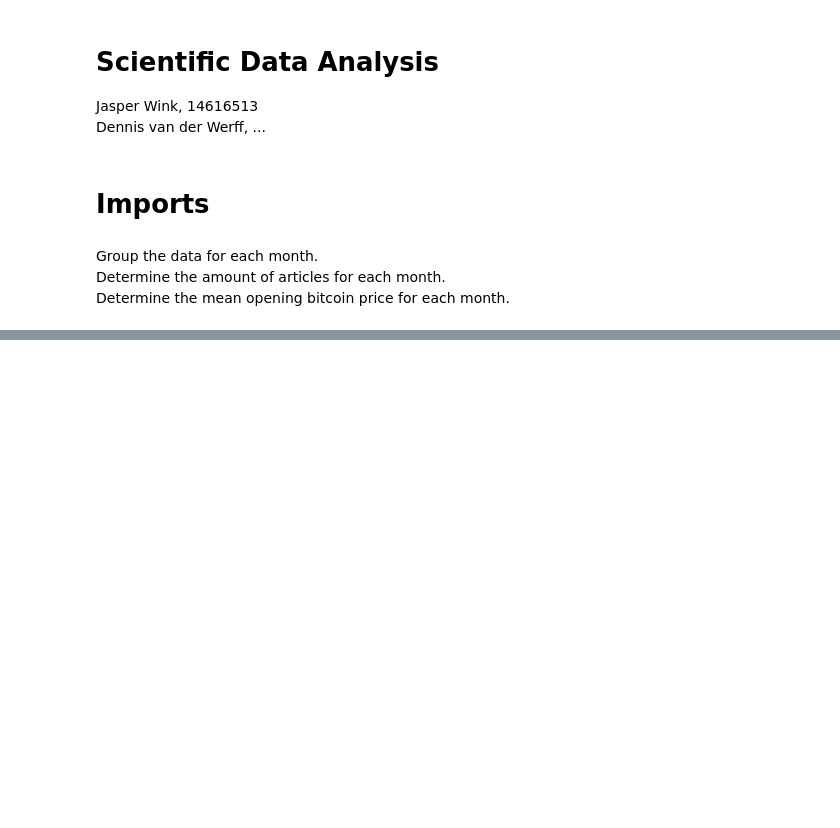
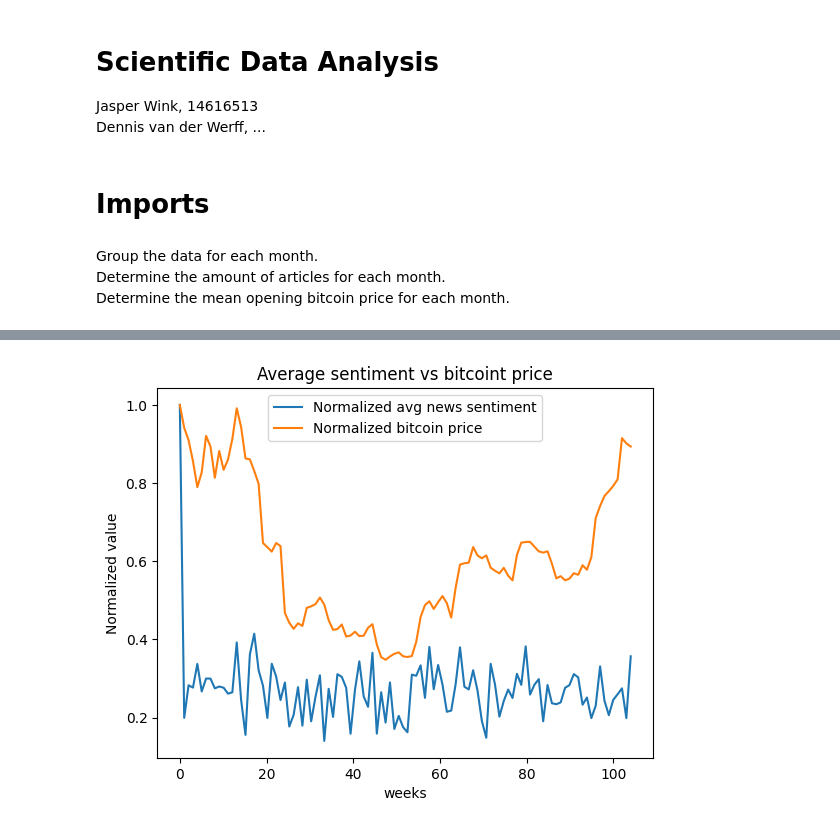
Before and after one commit to Dennis-2004/SDA, a Jupyter notebook: SDA.ipynb, the cells around one changed output, grey strips where cells are left out. Cells and saved outputs as stored; diff of their text form; code cells hidden in the pictures; blank space fills up the shorter version.

```diff
--- a/SDA.ipynb
+++ b/SDA.ipynb
@@ -33,0 +63,18 @@ bp_monthly_mean = bp.groupby('year_month')['Open'].mean().reset_index(name='Open
+# %%
+nr_sentiment_data = len(cn_weekly_sentiment['polarity_mean'])
+cn_sentiment_list = list(cn_weekly_sentiment['polarity_mean'])
+normalized_sentiment = [sentiment / max(cn_sentiment_list)
+                        for sentiment in cn_sentiment_list]
+
+# Plot the data
+x = np.linspace(0, nr_sentiment_data, nr_sentiment_data)
+plt.plot(x, normalized_sentiment,
+         label='Normalized avg news sentiment')
+plt.plot(x, normalized_mean, label='Normalized bitcoin price')
+plt.title('Average sentiment vs bitcoint price')
+plt.xlabel('weeks')
+plt.ylabel('Normalized value')
+plt.legend()
+plt.show()
+# %% [output]
+[figure, added]
```
Also changed, not shown: parts of 19 cells of this notebook, 2 other files.
